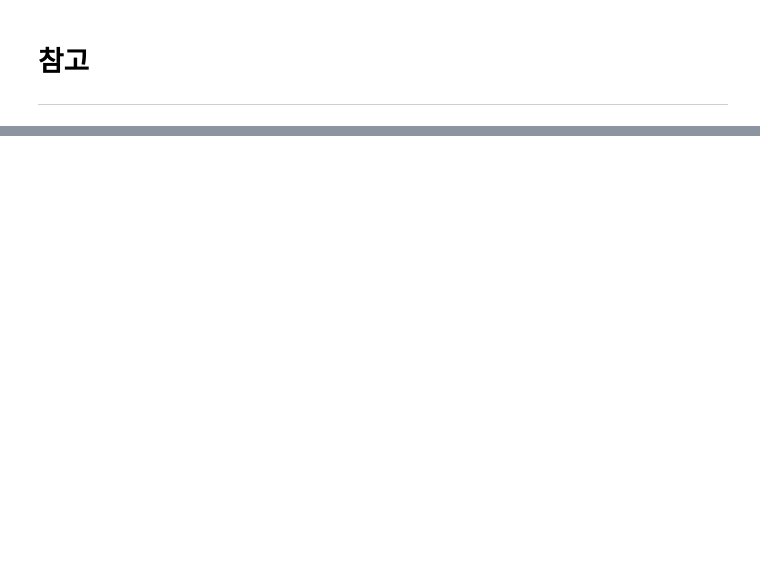
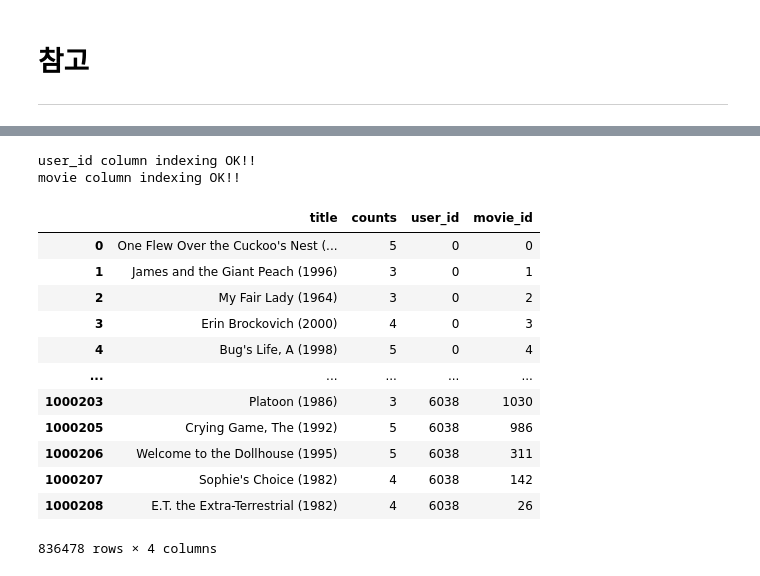
Before and after one commit to jujemu/Aiffel, a Jupyter notebook: EX/Ex-15/[Ex_15]Recommend.ipynb, the cells around one changed output, grey strips where cells are left out. Cells and saved outputs as stored; diff of their text form; code cells hidden in the pictures; blank space fills up the shorter version.

```diff
--- a/EX/Ex-15/[Ex_15]Recommend.ipynb
+++ b/EX/Ex-15/[Ex_15]Recommend.ipynb
@@ -113,0 +351,4 @@ http://dl.moazine.com/viewer/index.asp?libraryid=9MtJb2T3nzH3yk7c212iu821DPFsY2E
+# %%
+id_to_movie = {k:v for k,v in zip(movies['movie_id'], movies['title'])}
+# %%
+ratings['title'] = ratings['movie_id'].map(id_to_movie.get)
@@ -113,0 +360,4 @@ http://dl.moazine.com/viewer/index.asp?libraryid=9MtJb2T3nzH3yk7c212iu821DPFsY2E
+# %%
+ls = ['title', 'counts', 'user_id','movie_id']
+ratings = ratings[ls]
+ratings.head()
@@ -113,0 +392,47 @@ http://dl.moazine.com/viewer/index.asp?libraryid=9MtJb2T3nzH3yk7c212iu821DPFsY2E
+# %%
+# Indexing
+# 이미 id로 index되어있지만
+# 비어있는 index가 있으므로 다시 설정한다.
+user_unique = ratings['user_id'].unique()
+movie_unique = ratings['movie_id'].unique()
+
+user_to_idx = {v:k for k,v in enumerate(user_unique)}
+movie_to_idx = {v:k for k,v in enumerate(movie_unique)}
+# %%
+# indexing을 통해 데이터 컬럼 내 값을 바꾸는 코드
+# dictionary 자료형의 get 함수는 https://wikidocs.net/16 을 참고하세요.
+
+# user_to_idx.get을 통해 user_id 컬럼의 모든 값을 인덱싱한 Series를 구해 봅시다.
+# 혹시 정상적으로 인덱싱되지 않은 row가 있다면 인덱스가 NaN이 될 테니 dropna()로 제거합니다.
+temp_user_data = ratings['user_id'].map(user_to_idx.get).dropna()
+if len(temp_user_data) == len(ratings):   # 모든 row가 정상적으로 인덱싱되었다면
+    print('user_id column indexing OK!!')
+    ratings['user_id'] = temp_user_data   # ratings['user_id']을 인덱싱된 Series로 교체해 줍니다.
+else:
+    print('user_id column indexing Fail!!')
+
+# movie_to_idx을 통해 movie 컬럼도 동일한 방식으로 인덱싱해 줍니다.
+temp_movie_data = ratings['movie_id'].map(movie_to_idx.get).dropna()
+if len(temp_movie_data) == len(ratings):
+    print('movie column indexing OK!!')
+    ratings['movie_id'] = temp_movie_data
+else:
+    print('movie column indexing Fail!!')
+
+ratings
+# %% [output]
+user_id column indexing OK!!
+movie column indexing OK!!
+|  | title | counts | user_id | movie_id |
+| 0 | One Flew Over the Cuckoo's Nest (... | 5 | 0 | 0 |
+| 1 | James and the Giant Peach (1996) | 3 | 0 | 1 |
+| 2 | My Fair Lady (1964) | 3 | 0 | 2 |
+| 3 | Erin Brockovich (2000) | 4 | 0 | 3 |
+| 4 | Bug's Life, A (1998) | 5 | 0 | 4 |
+| ... | ... | ... | ... | ... |
+| 1000203 | Platoon (1986) | 3 | 6038 | 1030 |
+| 1000205 | Crying Game, The (1992) | 5 | 6038 | 986 |
+| 1000206 | Welcome to the Dollhouse (1995) | 5 | 6038 | 311 |
+| 1000207 | Sophie's Choice (1982) | 4 | 6038 | 142 |
+| 1000208 | E.T. the Extra-Terrestrial (1982) | 4 | 6038 | 26 |
+836478 rows × 4 columns
```
Also changed, not shown: parts of 74 cells of this notebook.
